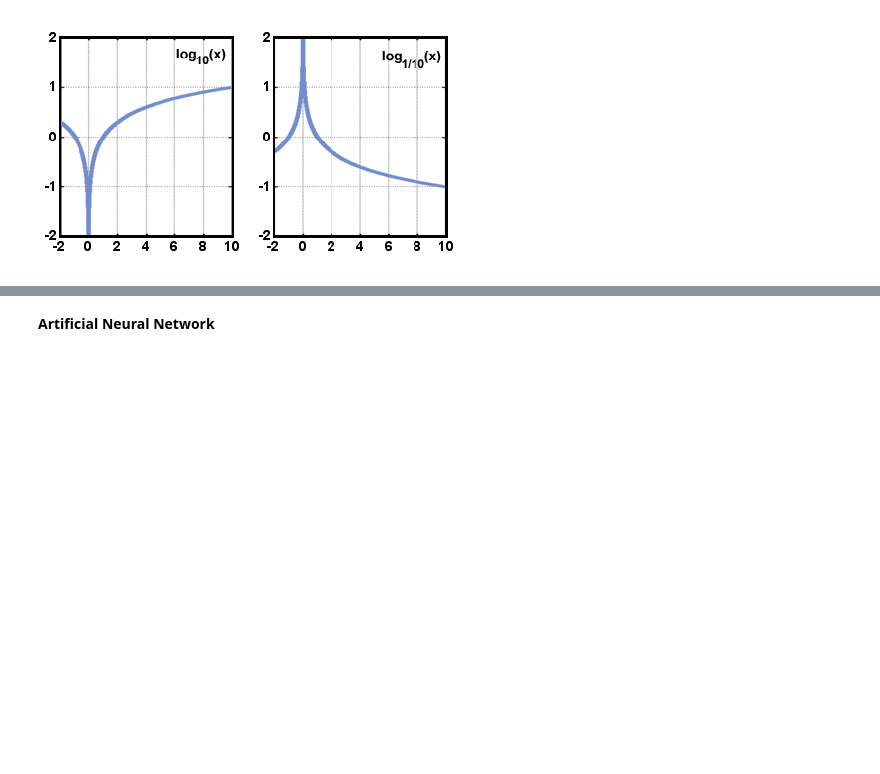
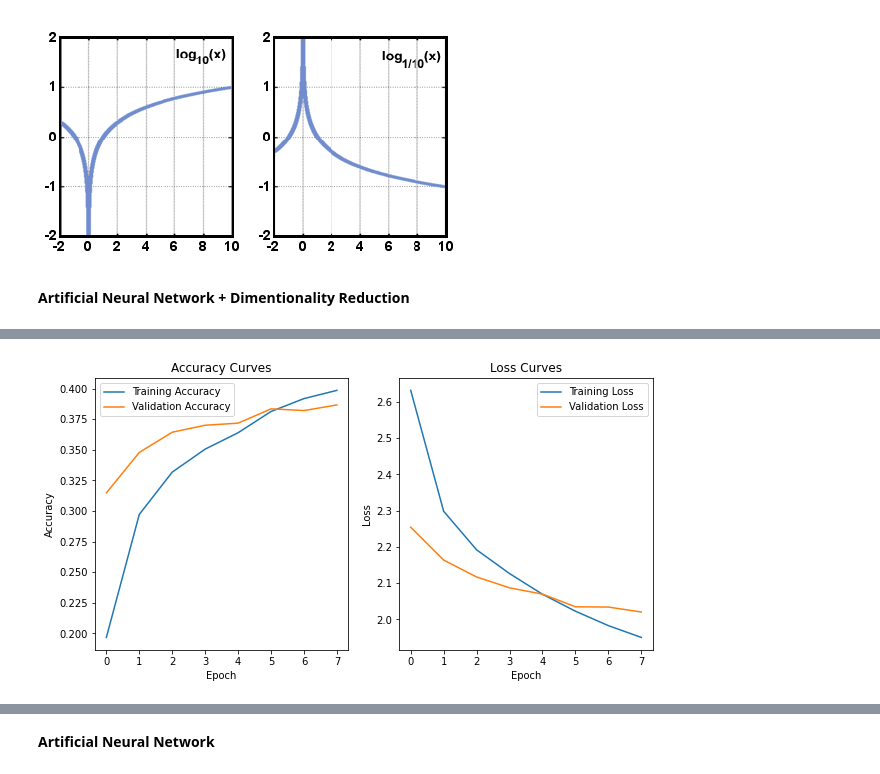
Before and after one commit to deshanchathusanka/machine-learning-algorithms, a Jupyter notebook: Coursework.ipynb, the cells around one changed output, grey strips where cells are left out. Cells and saved outputs as stored; diff of their text form; code cells hidden in the pictures; blank space fills up the shorter version.

```diff
--- a/Coursework.ipynb
+++ b/Coursework.ipynb
@@ -290,3 +313,65 @@ def objective(params) :
 
 bayes_trials = Trials() ## Inspect returning values during the experiment (Trace values)
 best_model = fmin(fn = objective, space = param_space, algo = tpe.suggest, max_evals = 10, trials = bayes_trials) ## TPE(Tree Parzen Estimator) = Bayesian Optimizer
+# %% [markdown]
+**Artificial Neural Network + Dimentionality Reduction**
+# %%
+###################  Artificial Neural Network ::: Coarse Labels #########################
+""" Define ANN Model """
+
+model = tf.keras.Sequential()
+model.add(tf.keras.layers.Dense(2048, activation=tf.nn.relu)) # 1st hidden layer : 784 neurons
+model.add(Dropout(0.50))
+model.add(tf.keras.layers.Dense(2048, activation=tf.nn.relu)) # 1st hidden layer : 784 neurons
+model.add(Dropout(0.50))
+model.add(tf.keras.layers.Dense(2048, activation=tf.nn.relu)) # 1st hidden layer : 784 neurons
+model.add(Dropout(0.50))
+model.add(tf.keras.layers.Dense(20, activation=tf.nn.softmax)) # output layer : 3 neurons
+
+""" Compile Model """
+model.compile(optimizer=tf.keras.optimizers.SGD(learning_rate=0.01, momentum=0.9), # Strochastic Gradient Descent
+              loss=tf.keras.losses.SparseCategoricalCrossentropy(), # Cross Entrophy Function
+              metrics=tf.keras.metrics.SparseCategoricalAccuracy()) # Consider Model Accuracy
+
+""" Train The Model """
+# history = model.fit(x_train_standard, y_train_coarse, epochs=100, validation_split=0.2, verbose=1)
+history = model.fit(x = x_train_standard_lda,
+                    y = y_train_coarse,
+                    batch_size = 100,
+                    epochs=8,
+                    validation_split=0.2,
+                    verbose=1)
+
+"""  Plot Accuracy And Loss Curves """
+plt.figure(figsize=[10,5])
+plt.subplot(121)
+plt.plot(history.history['sparse_categorical_accuracy'])
+plt.plot(history.history['val_sparse_categorical_accuracy'])
+plt.xlabel('Epoch')
+plt.ylabel('Accuracy')
+plt.legend(['Training Accuracy',
+           'Validation Accuracy'])
+plt.title('Accuracy Curves')
+
+plt.subplot(122)
+plt.plot(history.history['loss'])
+plt.plot(history.history['val_loss'])
+plt.xlabel('Epoch')
+plt.ylabel('Loss')
+plt.legend(['Training Loss',
+           'Validation Loss'])
+plt.title('Loss Curves')
+plt.show()
+
+# # Predict labels from trained model
+# y_hat = model.predict(x_test_mnist_normalized)
+
+# """ Evaluate With Test Datatset """
+#results = model.evaluate(x_test_standard, y_test_coarse)
+results = model.evaluate(x_test_standard_lda, y_test_coarse)
+print(f'Test set loss: {results[0]:0.2f}, test set accuracy: {results[1]*100:0.2f}%')
+
+# """ Analyse Training Cureves """
+# print(y_test_mnist)
+# print(np.argmax(y_hat, axis=1))
+# %% [output]
@@ -292,0 +394 @@ best_model = fmin(fn = objective, space = param_space, algo = tpe.suggest, max_e
+[figure, added]
```
Also changed, not shown: parts of 6 cells of this notebook.
